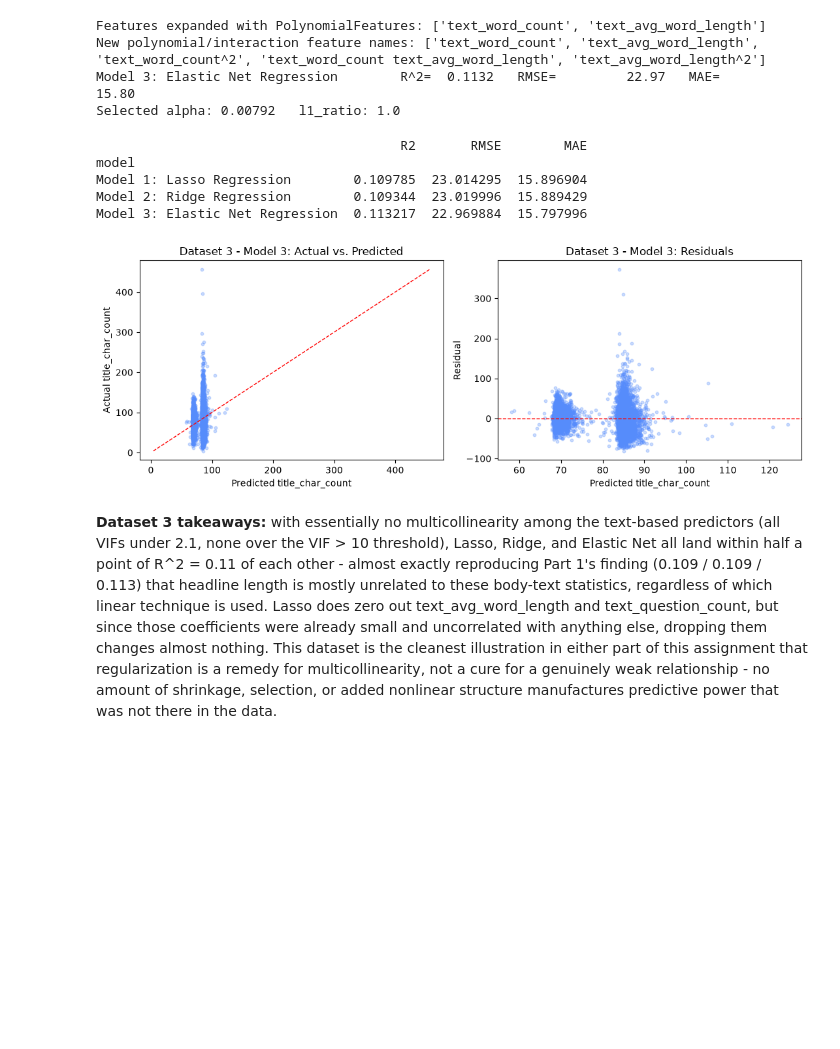
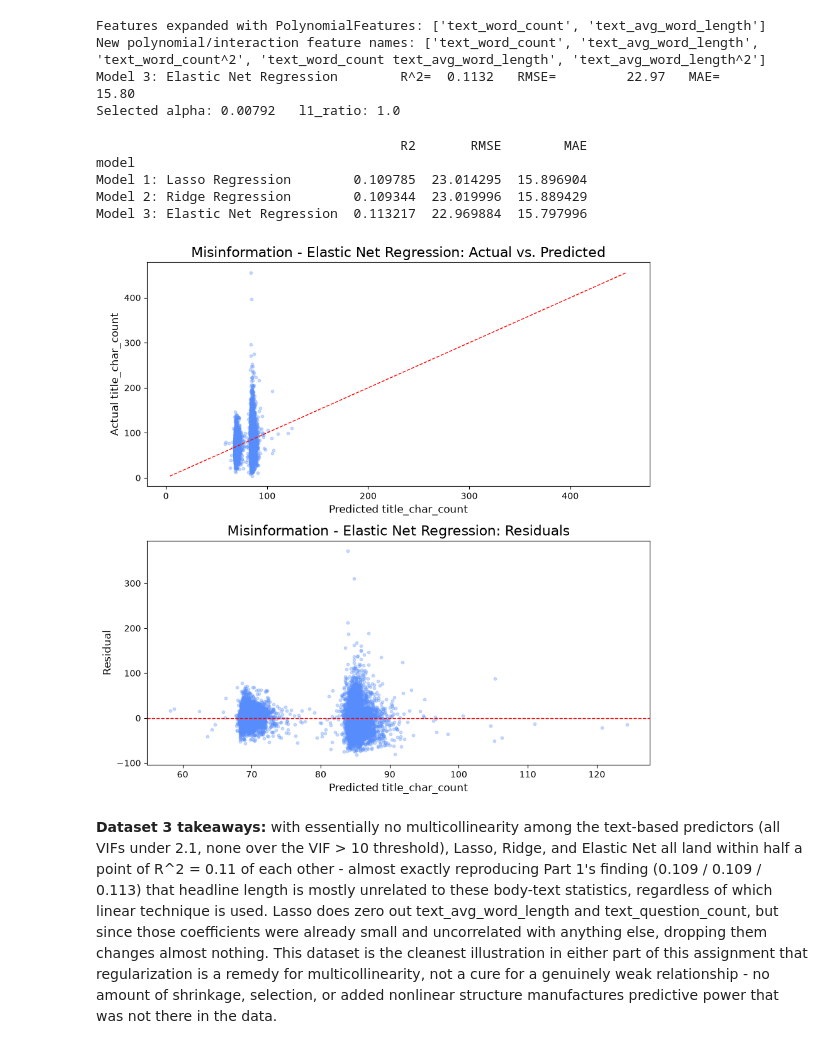
Before and after one commit to stefaniekenyon/bu-dx799-homework-02, a Jupyter notebook: OMDS-ModC1-Week2-Kenyon-Stefanie.ipynb, the cells around one changed output. Drawn from its saved outputs; the diff is of its cells as text; code cells hidden in the pictures; blank space fills up the shorter version.

```diff
--- a/OMDS-ModC1-Week2-Kenyon-Stefanie.ipynb
+++ b/OMDS-ModC1-Week2-Kenyon-Stefanie.ipynb
@@ -438,19 +438,24 @@ print(comparison)
 y_pred_final = model_3.predict(X_test_3_scaled)
 residuals = y_test.values - y_pred_final
 
-fig, axes = plt.subplots(1, 2, figsize=(11, 4))
+fig, axes = plt.subplots(2, 1, figsize=(9, 9))
 axes[0].scatter(y_pred_final, y_test, alpha=0.3, s=10)
 lims = [min(y_test.min(), y_pred_final.min()), max(y_test.max(), y_pred_final.max())]
 axes[0].plot(lims, lims, "r--", linewidth=1)
 axes[0].set_xlabel("Predicted Flow Duration")
 axes[0].set_ylabel("Actual Flow Duration")
-axes[0].set_title("Dataset 1 - Model 3: Actual vs. Predicted")
+axes[0].set_title("Malware (Ransomware) - Elastic Net Regression: Actual vs. Predicted")
 
 axes[1].scatter(y_pred_final, residuals, alpha=0.3, s=10)
 axes[1].axhline(0, color="r", linestyle="--", linewidth=1)
 axes[1].set_xlabel("Predicted Flow Duration")
 axes[1].set_ylabel("Residual")
-axes[1].set_title("Dataset 1 - Model 3: Residuals")
+axes[1].set_title("Malware (Ransomware) - Elastic Net Regression: Residuals")
+
+for ax in axes:
+    ax.title.set_fontsize(16)
+    ax.xaxis.label.set_fontsize(12)
+    ax.yaxis.label.set_fontsize(12)
 
 plt.tight_layout()
 plt.show()
@@ -854,19 +859,24 @@ print(comparison)
 y_pred_final = model_3.predict(X_test_3_scaled)
 residuals = y_test.values - y_pred_final
 
-fig, axes = plt.subplots(1, 2, figsize=(11, 4))
+fig, axes = plt.subplots(2, 1, figsize=(9, 9))
 axes[0].scatter(y_pred_final, y_test, alpha=0.3, s=10)
 lims = [min(y_test.min(), y_pred_final.min()), max(y_test.max(), y_pred_final.max())]
 axes[0].plot(lims, lims, "r--", linewidth=1)
 axes[0].set_xlabel("Predicted Flow Duration")
 axes[0].set_ylabel("Actual Flow Duration")
-axes[0].set_title("Dataset 2 - Model 3: Actual vs. Predicted")
+axes[0].set_title("Intrusion - Elastic Net Regression: Actual vs. Predicted")
 
 axes[1].scatter(y_pred_final, residuals, alpha=0.3, s=10)
 axes[1].axhline(0, color="r", linestyle="--", linewidth=1)
 axes[1].set_xlabel("Predicted Flow Duration")
 axes[1].set_ylabel("Residual")
-axes[1].set_title("Dataset 2 - Model 3: Residuals")
+axes[1].set_title("Intrusion - Elastic Net Regression: Residuals")
+
+for ax in axes:
+    ax.title.set_fontsize(16)
+    ax.xaxis.label.set_fontsize(12)
+    ax.yaxis.label.set_fontsize(12)
 
 plt.tight_layout()
 plt.show()
@@ -1215,34 +1225,39 @@ Selected alpha: 0.00792   l1_ratio: 1.0
 # %%
 # Compare all three models, and inspect residuals for the final model
 comparison = pd.DataFrame(results).set_index("model")
 print(comparison)
 
 y_pred_final = model_3.predict(X_test_3_scaled)
 residuals = y_test.values - y_pred_final
 
-fig, axes = plt.subplots(1, 2, figsize=(11, 4))
+fig, axes = plt.subplots(2, 1, figsize=(9, 9))
 axes[0].scatter(y_pred_final, y_test, alpha=0.3, s=10)
 lims = [min(y_test.min(), y_pred_final.min()), max(y_test.max(), y_pred_final.max())]
 axes[0].plot(lims, lims, "r--", linewidth=1)
 axes[0].set_xlabel("Predicted title_char_count")
 axes[0].set_ylabel("Actual title_char_count")
-axes[0].set_title("Dataset 3 - Model 3: Actual vs. Predicted")
+axes[0].set_title("Misinformation - Elastic Net Regression: Actual vs. Predicted")
 
 axes[1].scatter(y_pred_final, residuals, alpha=0.3, s=10)
 axes[1].axhline(0, color="r", linestyle="--", linewidth=1)
 axes[1].set_xlabel("Predicted title_char_count")
 axes[1].set_ylabel("Residual")
-axes[1].set_title("Dataset 3 - Model 3: Residuals")
+axes[1].set_title("Misinformation - Elastic Net Regression: Residuals")
+
+for ax in axes:
+    ax.title.set_fontsize(16)
+    ax.xaxis.label.set_fontsize(12)
+    ax.yaxis.label.set_fontsize(12)
 
 plt.tight_layout()
 plt.show()
 # %% [output]
                                        R2       RMSE        MAE
 model
 Model 1: Lasso Regression        0.109785  23.014295  15.896904
 Model 2: Ridge Regression        0.109344  23.019996  15.889429
 Model 3: Elastic Net Regression  0.113217  22.969884  15.797996
-[figure, old version]
+[figure, new version]
 # %% [markdown]
 **Dataset 3 takeaways:** with essentially no multicollinearity among the text-based predictors (all VIFs under 2.1, none over the VIF > 10 threshold), Lasso, Ridge, and Elastic Net all land within half a point of R^2 = 0.11 of each other - almost exactly reproducing Part 1's finding (0.109 / 0.109 / 0.113) that headline length is mostly unrelated to these body-text statistics, regardless of which linear technique is used. Lasso does zero out text_avg_word_length and text_question_count, but since those coefficients were already small and uncorrelated with anything else, dropping them changes almost nothing. This dataset is the cleanest illustration in either part of this assignment that regularization is a remedy for multicollinearity, not a cure for a genuinely weak relationship - no amount of shrinkage, selection, or added nonlinear structure manufactures predictive power that was not there in the data.
 # %% [markdown]
```
Also changed, not shown: parts of 2 cells of this notebook.
